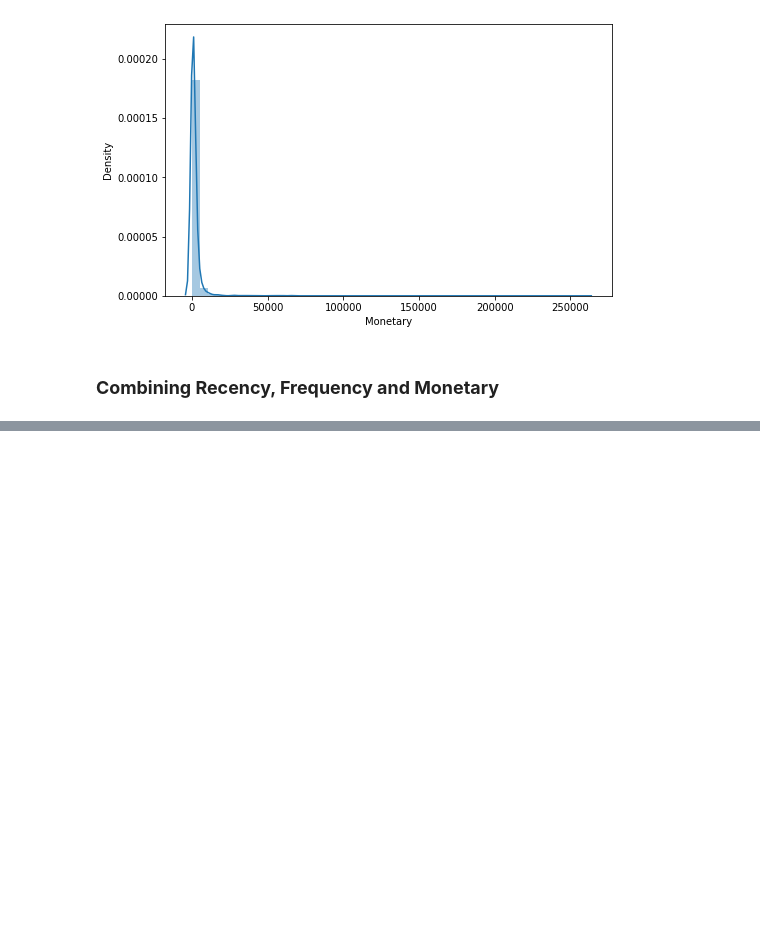
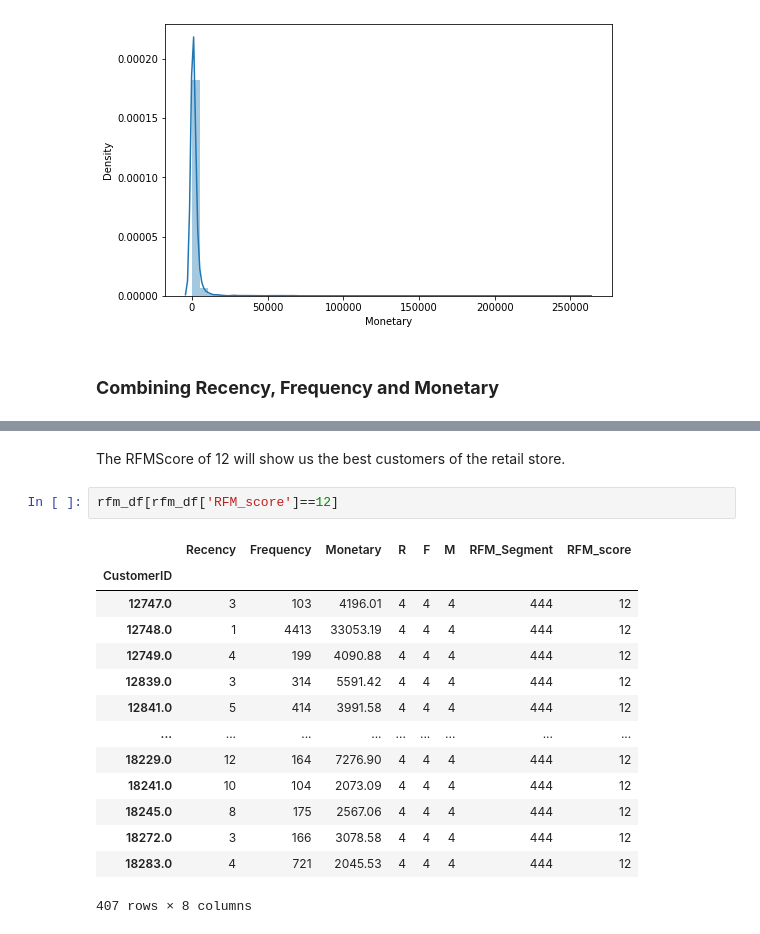
Before and after one commit to Swapnil-417/Online-Retail-Customer-Segmentation, a Jupyter notebook: Online_Retail_Customer_Segmentation_Capstone_Project.ipynb, the cells around one changed output, grey strips where cells are left out. Drawn from its saved outputs; the diff is of its cells as text; blank space fills up the shorter version.

```diff
--- a/Online_Retail_Customer_Segmentation_Capstone_Project.ipynb
+++ b/Online_Retail_Customer_Segmentation_Capstone_Project.ipynb
@@ -634,0 +706,19 @@ rfm_df.head(10)
+# %% [markdown]
+The RFMScore of 12 will show us the best customers of the retail store.
+# %%
+rfm_df[rfm_df['RFM_score']==12]
+# %% [output]
+|  | Recency | Frequency | Monetary | R | F | M | RFM_Segment | RFM_score |
+| CustomerID |  |  |  |  |  |  |  |  |
+| 12747.0 | 3 | 103 | 4196.01 | 4 | 4 | 4 | 444 | 12 |
+| 12748.0 | 1 | 4413 | 33053.19 | 4 | 4 | 4 | 444 | 12 |
+| 12749.0 | 4 | 199 | 4090.88 | 4 | 4 | 4 | 444 | 12 |
+| 12839.0 | 3 | 314 | 5591.42 | 4 | 4 | 4 | 444 | 12 |
+| 12841.0 | 5 | 414 | 3991.58 | 4 | 4 | 4 | 444 | 12 |
+| ... | ... | ... | ... | ... | ... | ... | ... | ... |
+| 18229.0 | 12 | 164 | 7276.90 | 4 | 4 | 4 | 444 | 12 |
+| 18241.0 | 10 | 104 | 2073.09 | 4 | 4 | 4 | 444 | 12 |
+| 18245.0 | 8 | 175 | 2567.06 | 4 | 4 | 4 | 444 | 12 |
+| 18272.0 | 3 | 166 | 3078.58 | 4 | 4 | 4 | 444 | 12 |
+| 18283.0 | 4 | 721 | 2045.53 | 4 | 4 | 4 | 444 | 12 |
+407 rows × 8 columns
```
Also changed, not shown: parts of 16 cells of this notebook.
